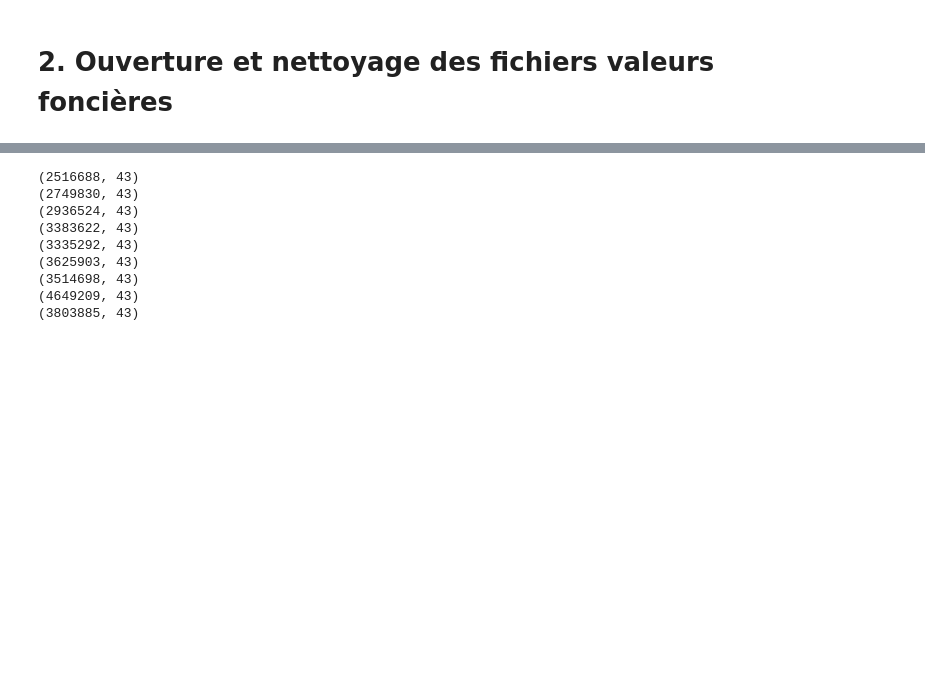
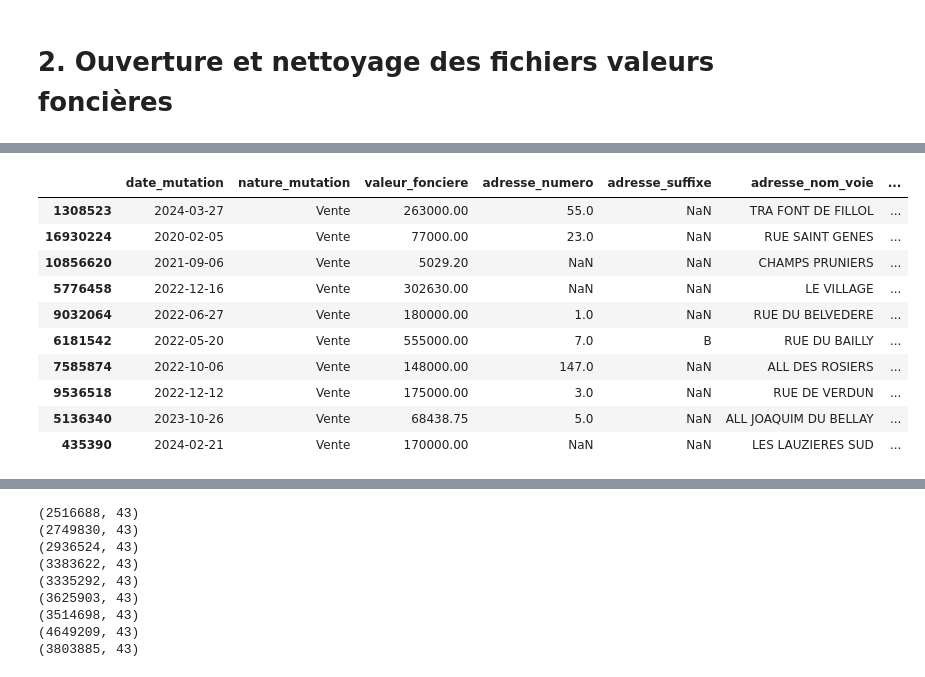
Before and after one commit to isaurepillet/STATAPP, a Jupyter notebook: prep_donnees.ipynb, the cells around one changed output, grey strips where cells are left out. Saved outputs shown, nothing was run; the diff lists cells and outputs as text; code cells hidden in the pictures; blank space fills up the shorter version.

```diff
--- a/prep_donnees.ipynb
+++ b/prep_donnees.ipynb
@@ -192,0 +302,14 @@ vf_new.sample(20)
+# %%
+vf_new_clean.sample(10)
+# %% [output]
+|  | date_mutation | nature_mutation | valeur_fonciere | adresse_numero | adresse_suffixe | adresse_nom_voie | ... |
+| 1308523 | 2024-03-27 | Vente | 263000.00 | 55.0 | NaN | TRA FONT DE FILLOL | ... |
+| 16930224 | 2020-02-05 | Vente | 77000.00 | 23.0 | NaN | RUE SAINT GENES | ... |
+| 10856620 | 2021-09-06 | Vente | 5029.20 | NaN | NaN | CHAMPS PRUNIERS | ... |
+| 5776458 | 2022-12-16 | Vente | 302630.00 | NaN | NaN | LE VILLAGE | ... |
+| 9032064 | 2022-06-27 | Vente | 180000.00 | 1.0 | NaN | RUE DU BELVEDERE | ... |
+| 6181542 | 2022-05-20 | Vente | 555000.00 | 7.0 | B | RUE DU BAILLY | ... |
+| 7585874 | 2022-10-06 | Vente | 148000.00 | 147.0 | NaN | ALL DES ROSIERS | ... |
+| 9536518 | 2022-12-12 | Vente | 175000.00 | 3.0 | NaN | RUE DE VERDUN | ... |
+| 5136340 | 2023-10-26 | Vente | 68438.75 | 5.0 | NaN | ALL JOAQUIM DU BELLAY | ... |
+| 435390 | 2024-02-21 | Vente | 170000.00 | NaN | NaN | LES LAUZIERES SUD | ... |
```
Also changed, not shown: parts of 19 cells of this notebook, 1 other file.
